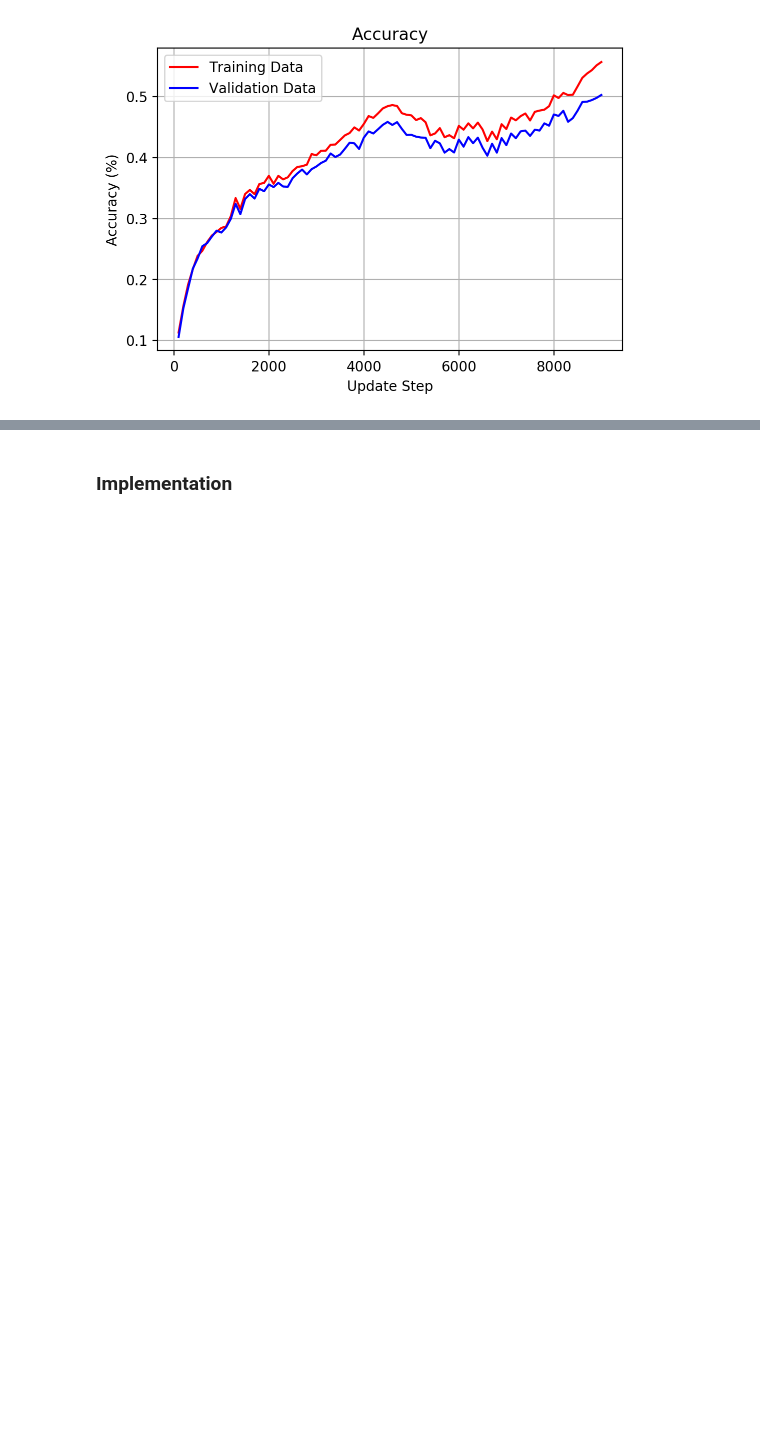
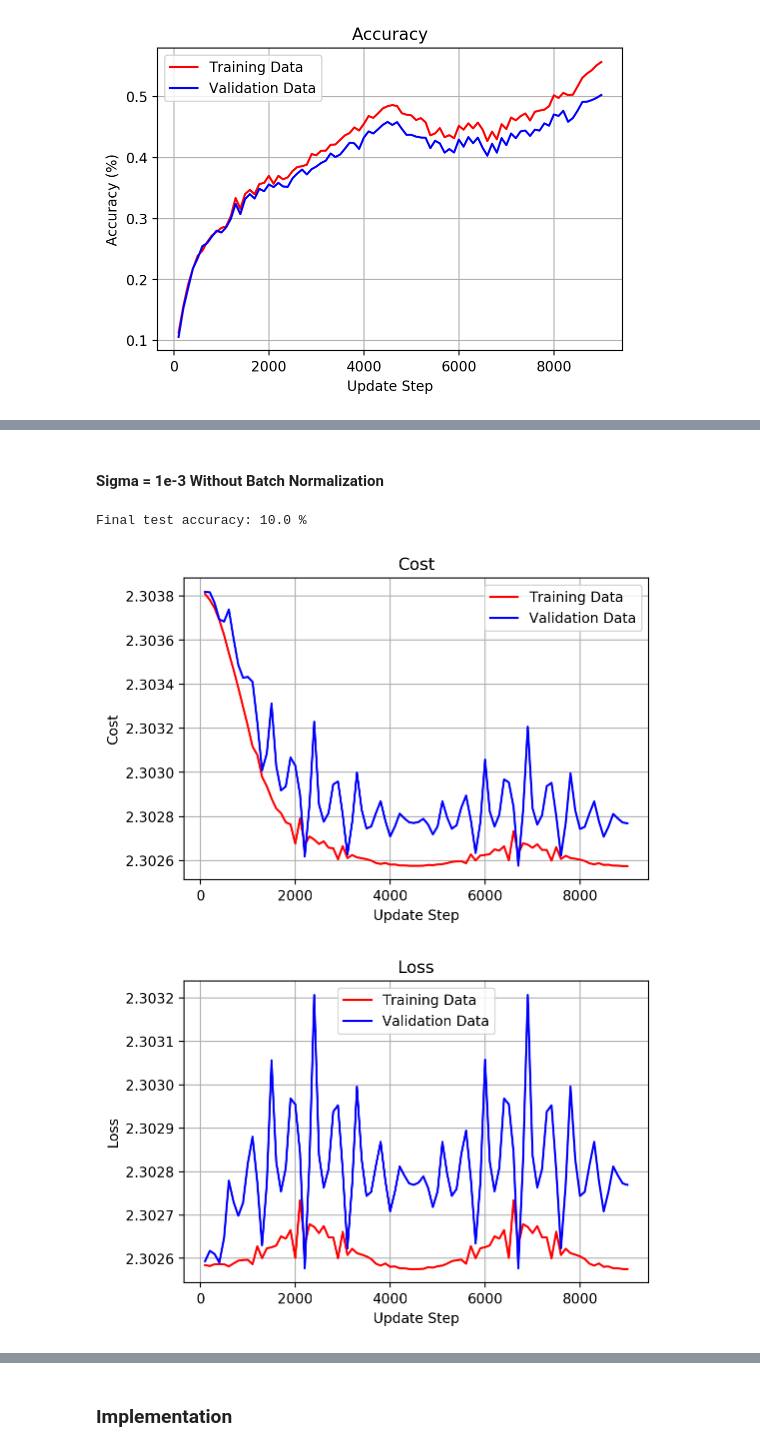
Before and after one commit to navidfarhadi/KTH-DD2424-Deep-Learning, a Jupyter notebook: A3/A3.ipynb, the cells around one changed output, grey strips where cells are left out. Cells and saved outputs as stored; diff of their text form; code cells hidden in the pictures; blank space fills up the shorter version.

```diff
--- a/A3/A3.ipynb
+++ b/A3/A3.ipynb
@@ -51,0 +232,8 @@ Final test accuracy: 50.41 %
+# %% [markdown]
+#### Sigma = 1e-3 Without Batch Normalization
+# %%
+run([50,50],0.00786530106954518,2,"big",False,True,0.001)
+# %% [output]
+Final test accuracy: 10.0 %
+[figure, added]
+[figure, added]
```
Also changed, not shown: parts of 30 cells of this notebook, 1 other file.
